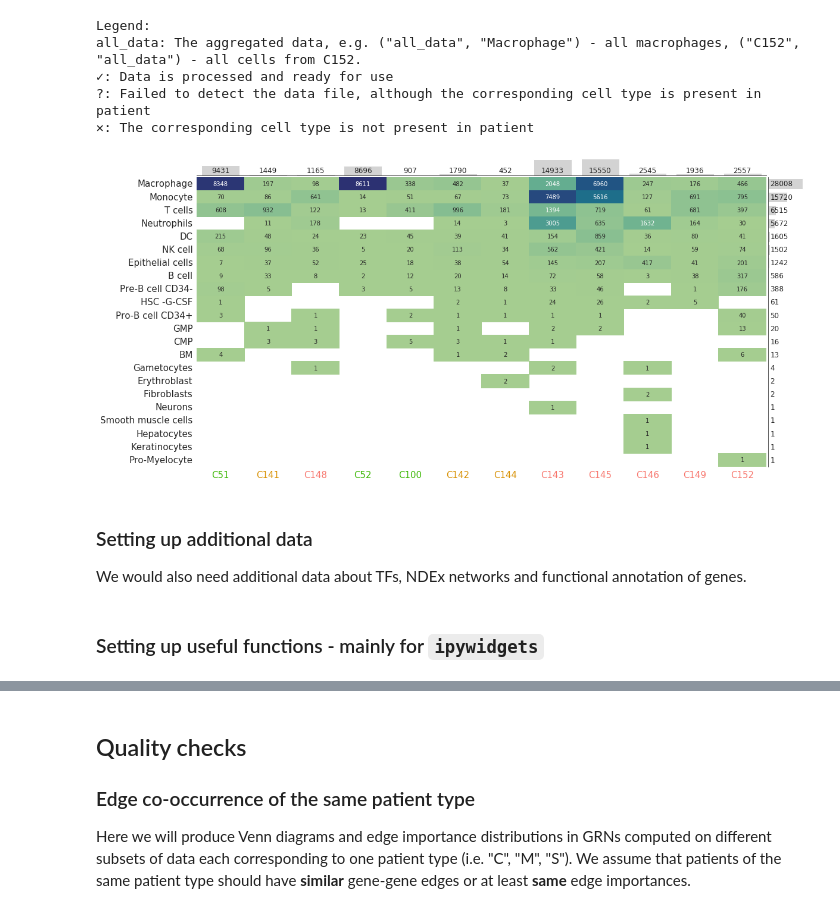
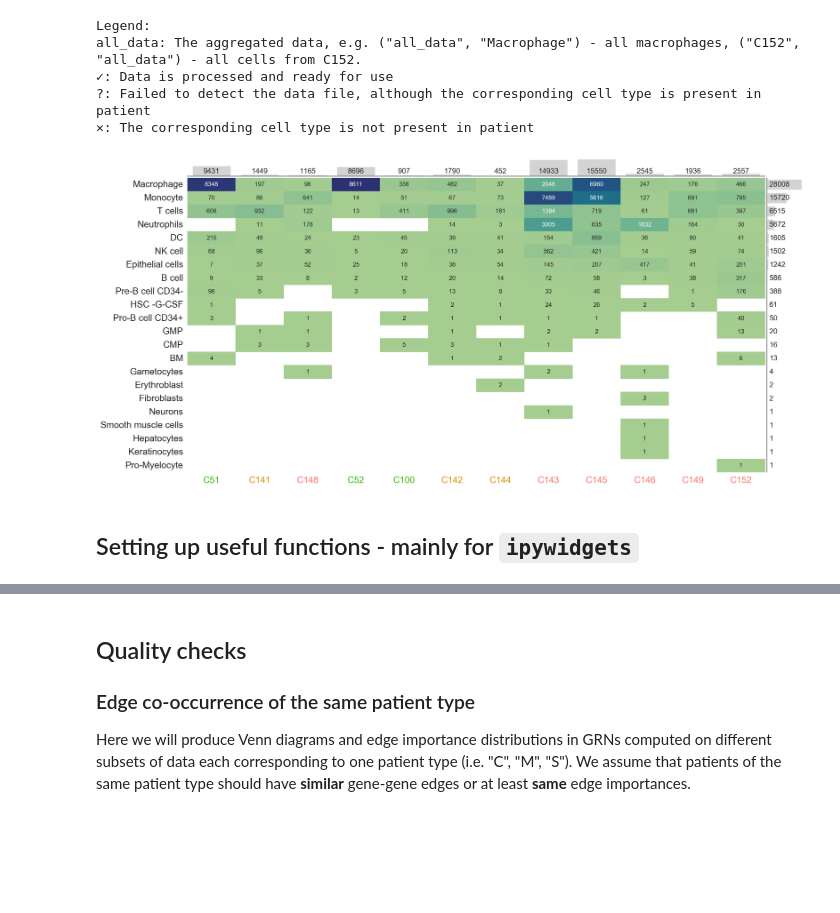
Before and after one commit to masyahook/scGRN, a Jupyter notebook: notebooks/GRNBoost2_Differential_analysis.ipynb, the cells around one changed output, grey strips where cells are left out. Drawn from its saved outputs; the diff is of its cells as text; code cells hidden in the pictures; blank space fills up the shorter version.

```diff
--- a/notebooks/GRNBoost2_Differential_analysis.ipynb
+++ b/notebooks/GRNBoost2_Differential_analysis.ipynb
@@ -234,12 +240,8 @@ all_data: The aggregated data, e.g. ("all_data", "Macrophage") - all macrophages
 # %%
 # Heatmap of cell type count distribution for different patients
 scGRN.ana.plot_avail_cell_types(
     meta=full_meta,
-    save_as=os.path.join(_FIG_HOME, 'cell_type_dist.pdf')
+    save_as=os.path.join(_FIG_HOME, 'EDA_cell_type_dist.pdf')
 )
 # %% [output]
-[figure, old version]
+[figure, new version]
-# %% [markdown]
-### Setting up additional data
-
-We would also need additional data about TFs, NDEx networks and functional annotation of genes.
@@ -261,5 +248,5 @@ GO_annotation = scGRN.ana.load_gene_func_db('GO')
 # %% [markdown]
-### Setting up useful functions - mainly for `ipywidgets`
+## Setting up useful functions - mainly for `ipywidgets`
 # %%
 def data_fn_to_cell_type(data):
     """
```
Also changed, not shown: parts of 17 cells of this notebook, 1 other file.
